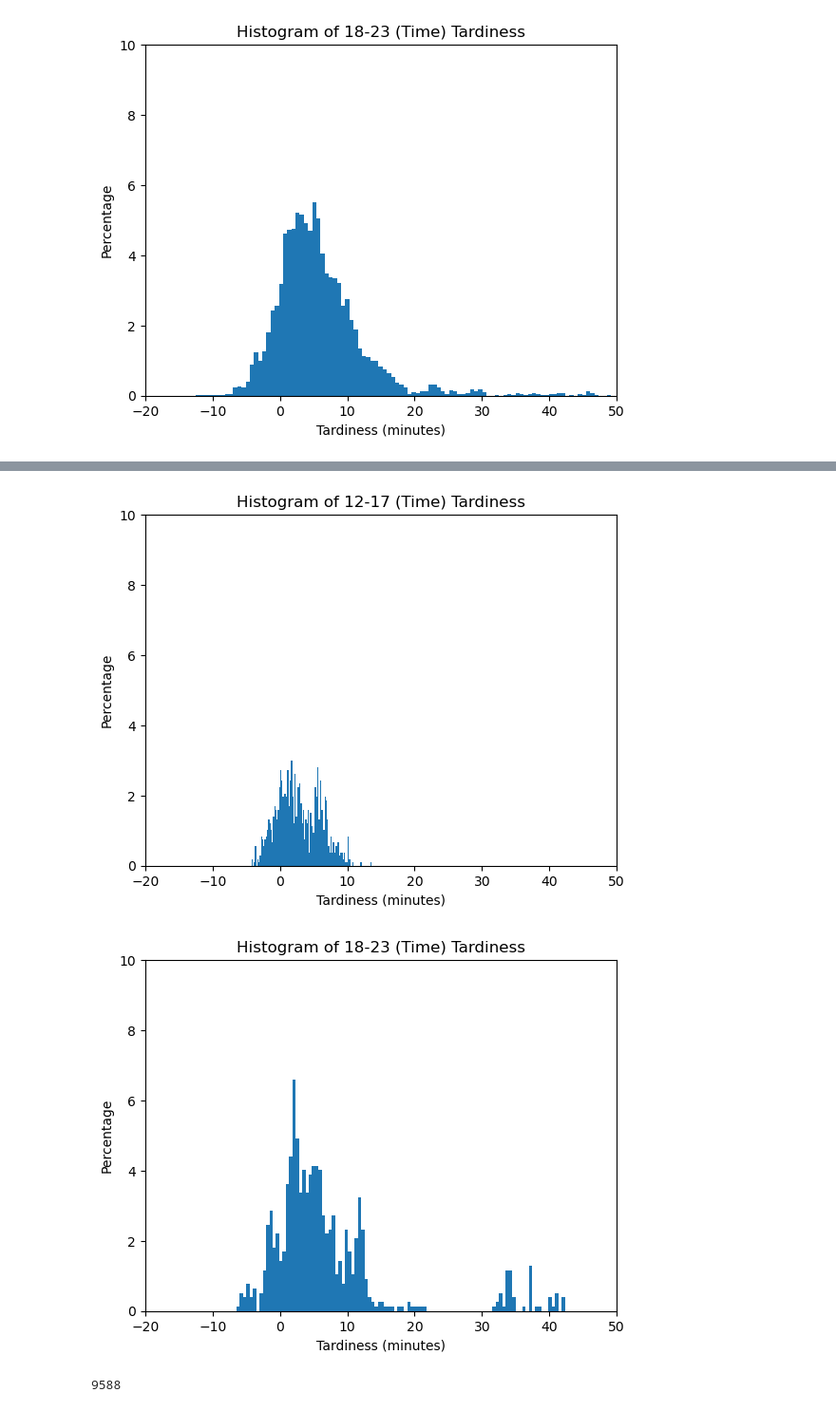
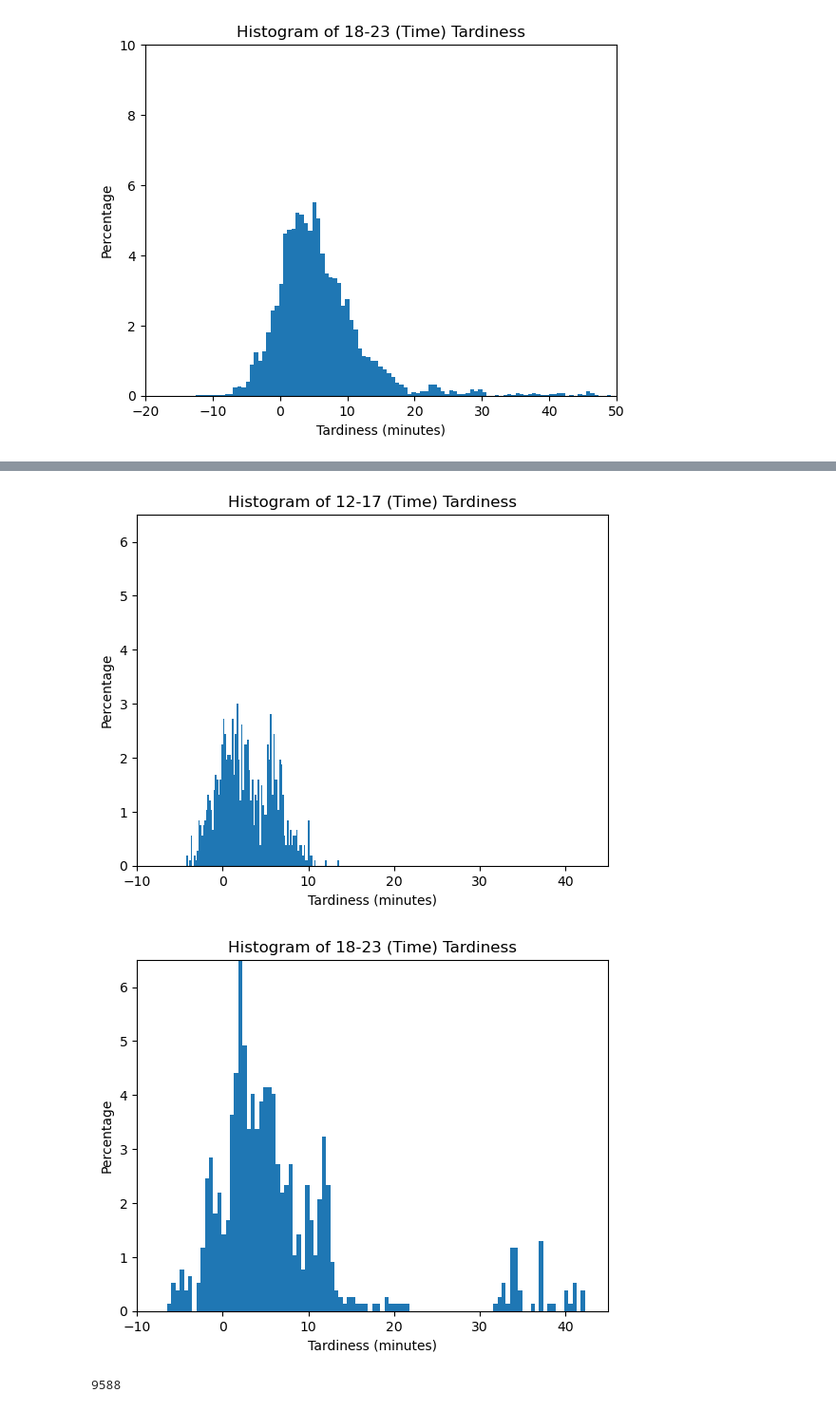
Before and after one commit to tommyli03/citylink-data-analysis, a Jupyter notebook: hello.ipynb, the cells around one changed output, grey strips where cells are left out. Shown at 95% size. Saved outputs shown, nothing was run; the diff lists cells and outputs as text; code cells hidden in the pictures.

```diff
--- a/hello.ipynb
+++ b/hello.ipynb
@@ -445,7 +445,7 @@ for item in saturday_times:
     plt.xlabel('Tardiness (minutes)')
     plt.ylabel('Percentage')
     plt.title("Histogram of " + times[counter] + " (Time) Tardiness")
-    plt.xlim(-20, 50)
+    plt.xlim(-20, 55)
     plt.ylim(0, 10)
 
     plt.show()
@@ -473,8 +473,8 @@ for item in sunday_times:
     plt.xlabel('Tardiness (minutes)')
     plt.ylabel('Percentage')
     plt.title("Histogram of " + times[counter] + " (Time) Tardiness")
-    plt.xlim(-20, 50)
-    plt.ylim(0, 10)
+    plt.xlim(-10, 45)
+    plt.ylim(0, 7)
 
     plt.show()
     counter += 1
@@ -484,5 +484,5 @@ for item in sunday_times:
-[figure, old version]
+[figure, new version]
-[figure, old version]
+[figure, new version]
 # %%
 
 weekday_sum = 0
```
Also changed, not shown: parts of 2 cells of this notebook.
